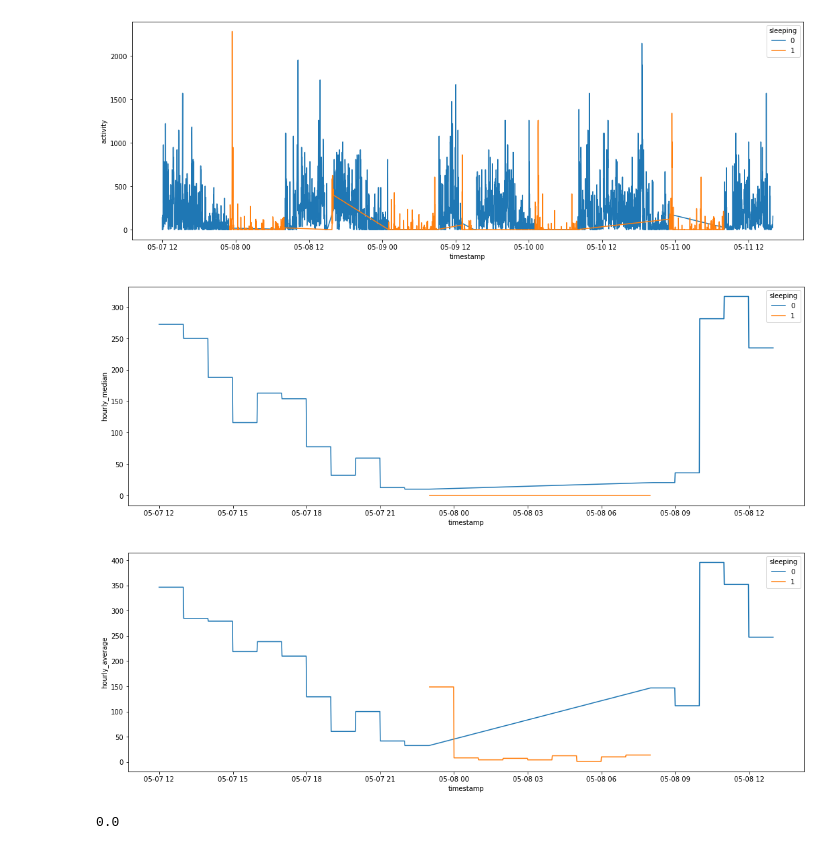
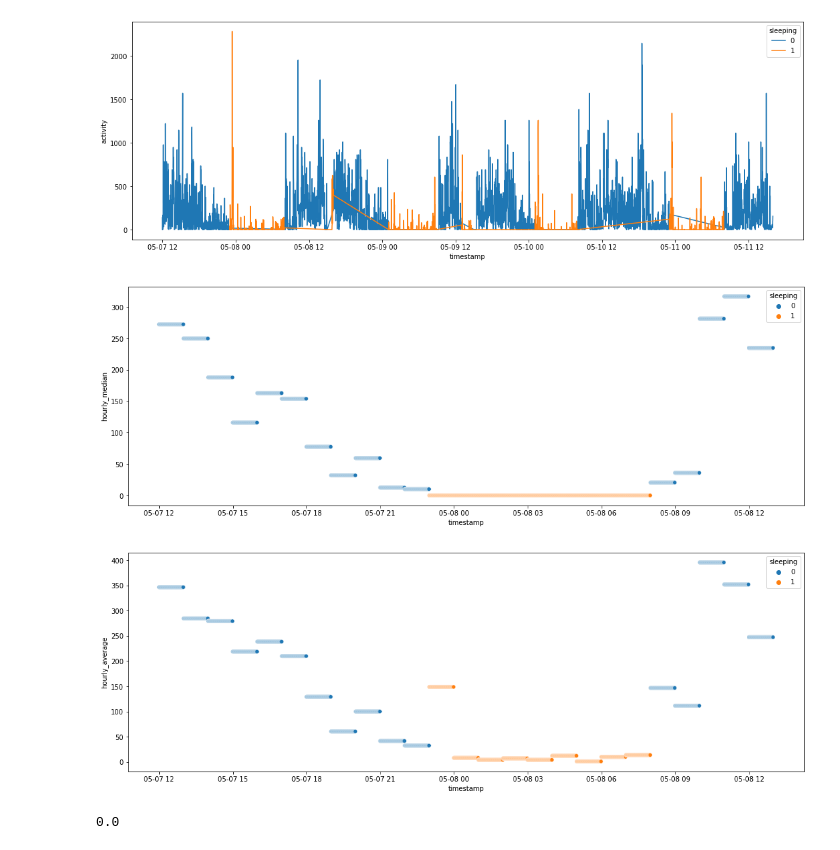
Before and after one commit to mattlegro/MDD-Classification-Project, a Jupyter notebook: preprocessing_and_features.ipynb, the cells around one changed output. Drawn from its saved outputs; the diff is of its cells as text; code cells hidden in the pictures.

```diff
--- a/preprocessing_and_features.ipynb
+++ b/preprocessing_and_features.ipynb
@@ -563,14 +583,14 @@ sns.lineplot(data = condi_1.iloc[:6000], x = 'timestamp', y = 'activity', hue =
 [figure]
 # %%
 fig9, ax9 = plt.subplots(figsize = (18,6));
-sns.lineplot(data = condi_1.iloc[:1500], x = 'timestamp', y = 'hourly_median', hue = 'sleeping');
+sns.scatterplot(data = condi_1.iloc[:1500], x = 'timestamp', y = 'hourly_median', hue = 'sleeping');
 # %% [output]
-[figure, old version]
+[figure, new version]
 # %%
 fig9, ax9 = plt.subplots(figsize = (18,6));
-sns.lineplot(data = condi_1.iloc[:1500], x = 'timestamp', y = 'hourly_average', hue = 'sleeping');
+sns.scatterplot(data = condi_1.iloc[:1500], x = 'timestamp', y = 'hourly_average', hue = 'sleeping');
 # %% [output]
-[figure, old version]
+[figure, new version]
 # %%
 by_hour_conds.loc[(5,7,23),('activity','median')]
 # %% [output]
```
Also changed, not shown: parts of 69 cells of this notebook, 1 other file.
